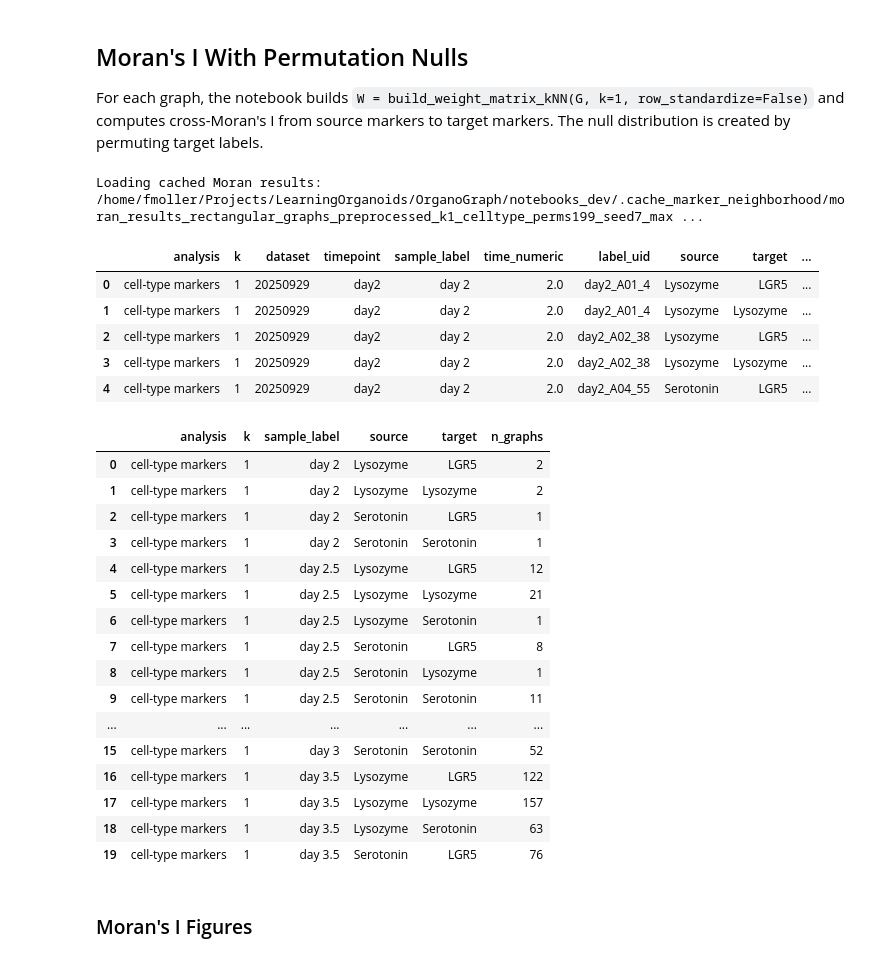
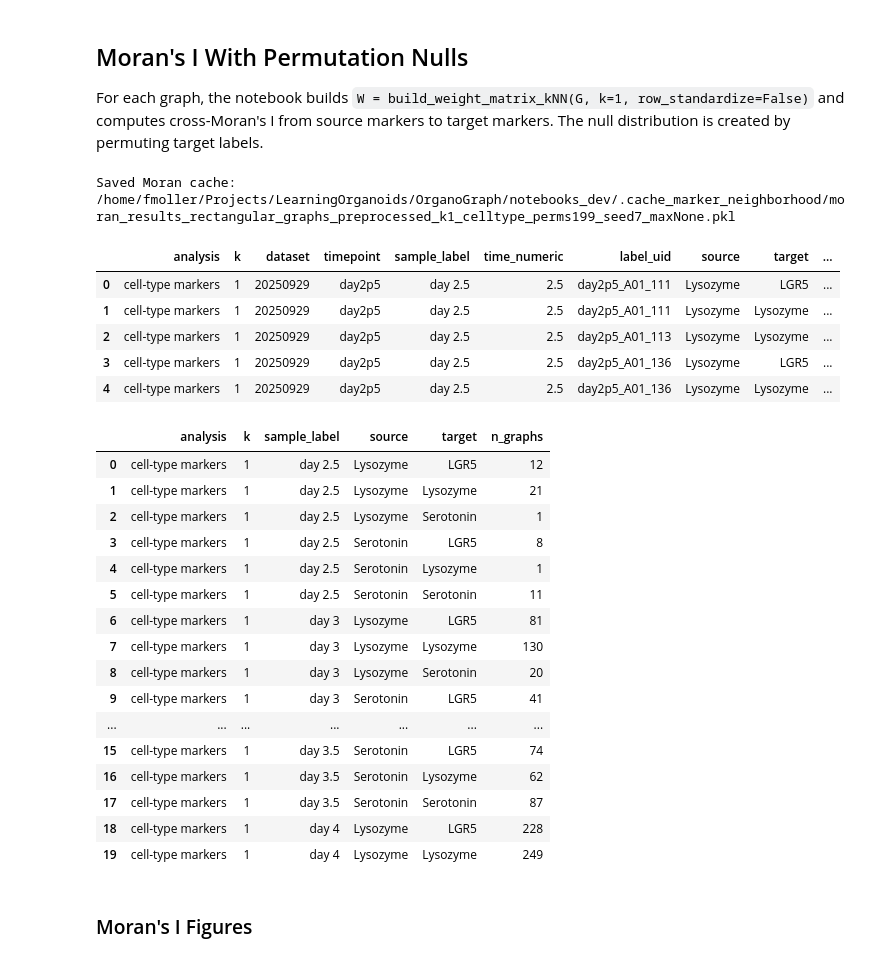
Before and after one commit to fskovbo/OrganoGraph, a Jupyter notebook: notebooks/plot_marker_neighborhood.ipynb, the cells around one changed output. Saved outputs shown, nothing was run; the diff lists cells and outputs as text; code cells hidden in the pictures.

```diff
--- a/notebooks/plot_marker_neighborhood.ipynb
+++ b/notebooks/plot_marker_neighborhood.ipynb
@@ -51,6 +51,7 @@ DATA_ROOT = PROJECT_ROOT.parent / "NicoleData"
 
 DATASETS = ["20250929", "20251201"]
 GRAPH_SUBDIR = "graphs_preprocessed"
+MIN_TIMEPOINT_NUMERIC = 2.5  # Use only this timepoint and later in analyses and figures.
 EXCLUDE_TIMEPOINTS = set()
 
 K_VALUES = [1]
@@ -156,6 +157,10 @@ def discover_graphs(data_root=DATA_ROOT, datasets=DATASETS, graph_subdir=GRAPH_S
         raise FileNotFoundError(f"No graph files found under {data_root} for {datasets} / {graph_subdir}")
 
     table = table.sort_values(["time_numeric", "dataset", "label_uid"]).reset_index(drop=True)
+    if MIN_TIMEPOINT_NUMERIC is not None:
+        table = table[table["time_numeric"] >= float(MIN_TIMEPOINT_NUMERIC)].reset_index(drop=True)
+    if table.empty:
+        raise FileNotFoundError(f"No graph files remain after timepoint filtering under {data_root}")
     if MAX_GRAPHS_PER_TIMEPOINT is not None:
         table = (
             table.groupby(["dataset", "timepoint"], group_keys=False, sort=False)
@@ -163,6 +168,18 @@ def discover_graphs(data_root=DATA_ROOT, datasets=DATASETS, graph_subdir=GRAPH_S
             .reset_index(drop=True)
         )
     return table
+
+
+def filter_to_plot_timepoints(df):
+    """Restrict cached or computed result tables to the configured plotting timepoints."""
+    if df is None or df.empty:
+        return df
+    out = df.copy()
+    if MIN_TIMEPOINT_NUMERIC is not None and "time_numeric" in out.columns:
+        out = out[out["time_numeric"] >= float(MIN_TIMEPOINT_NUMERIC)]
+    if "sample_label" in out.columns:
+        out = out[out["sample_label"].isin(TIMEPOINT_ORDER)]
+    return out.reset_index(drop=True)
 
 
 graph_table = discover_graphs()
@@ -296,7 +312,7 @@ def compute_moran_results(graph_table, analyses=MORAN_ANALYSES, k_values=K_VALUE
     if USE_CACHE and cache_path.exists():
         print(f"Loading cached Moran results: {cache_path}")
         with open(cache_path, "rb") as f:
-            return pickle.load(f)
+            return filter_to_plot_timepoints(pickle.load(f))
 
     rng = np.random.default_rng(seed)
     rows = []
@@ -350,56 +366,56 @@ def compute_moran_results(graph_table, analyses=MORAN_ANALYSES, k_values=K_VALUE
                         rows.append({
                             "analysis": analysis["name"],
                             "k": int(k),
                             "dataset": rec.dataset,
                             "timepoint": rec.timepoint,
                             "sample_label": rec.sample_label,
                             "time_numeric": float(rec.time_numeric),
                             "label_uid": rec.label_uid,
                             "source": source,
                             "target": target,
                             "I_obs": float(obs),
                             "I_perm": I_perm[:, i, j].astype(float),
                             "p_value": float(p_values[i, j]) if np.isfinite(p_values[i, j]) else np.nan,
                         })
 
     result = pd.DataFrame(rows)
     if USE_CACHE:
         with open(cache_path, "wb") as f:
             pickle.dump(result, f)
         print(f"Saved Moran cache: {cache_path}")
     return result
 
-moran_df = compute_moran_results(graph_table)
+moran_df = filter_to_plot_timepoints(compute_moran_results(graph_table))
 display(moran_df.head())
 if moran_df.empty:
     print("No Moran results were computed. Check marker availability and graph connectivity.")
 else:
     display(moran_df.groupby(["analysis", "k", "sample_label", "source", "target"]).size().rename("n_graphs").reset_index().head(20))
 # %% [output]
-Loading cached Moran results: /home/fmoller/Projects/LearningOrganoids/OrganoGraph/notebooks_dev/.cache_marker_neighborhood/moran_results_rectangular_graphs_preprocessed_k1_celltype_perms199_seed7_max ...
+Saved Moran cache: /home/fmoller/Projects/LearningOrganoids/OrganoGraph/notebooks_dev/.cache_marker_neighborhood/moran_results_rectangular_graphs_preprocessed_k1_celltype_perms199_seed7_maxNone.pkl
 |  | analysis | k | dataset | timepoint | sample_label | time_numeric | label_uid | source | target | ... |
-| 0 | cell-type markers | 1 | 20250929 | day2 | day 2 | 2.0 | day2_A01_4 | Lysozyme | LGR5 | ... |
-| 1 | cell-type markers | 1 | 20250929 | day2 | day 2 | 2.0 | day2_A01_4 | Lysozyme | Lysozyme | ... |
-| 2 | cell-type markers | 1 | 20250929 | day2 | day 2 | 2.0 | day2_A02_38 | Lysozyme | LGR5 | ... |
-| 3 | cell-type markers | 1 | 20250929 | day2 | day 2 | 2.0 | day2_A02_38 | Lysozyme | Lysozyme | ... |
-| 4 | cell-type markers | 1 | 20250929 | day2 | day 2 | 2.0 | day2_A04_55 | Serotonin | LGR5 | ... |
+| 0 | cell-type markers | 1 | 20250929 | day2p5 | day 2.5 | 2.5 | day2p5_A01_111 | Lysozyme | LGR5 | ... |
+| 1 | cell-type markers | 1 | 20250929 | day2p5 | day 2.5 | 2.5 | day2p5_A01_111 | Lysozyme | Lysozyme | ... |
+| 2 | cell-type markers | 1 | 20250929 | day2p5 | day 2.5 | 2.5 | day2p5_A01_113 | Lysozyme | Lysozyme | ... |
+| 3 | cell-type markers | 1 | 20250929 | day2p5 | day 2.5 | 2.5 | day2p5_A01_136 | Lysozyme | LGR5 | ... |
+| 4 | cell-type markers | 1 | 20250929 | day2p5 | day 2.5 | 2.5 | day2p5_A01_136 | Lysozyme | Lysozyme | ... |
 |  | analysis | k | sample_label | source | target | n_graphs |
-| 0 | cell-type markers | 1 | day 2 | Lysozyme | LGR5 | 2 |
-| 1 | cell-type markers | 1 | day 2 | Lysozyme | Lysozyme | 2 |
-| 2 | cell-type markers | 1 | day 2 | Serotonin | LGR5 | 1 |
-| 3 | cell-type markers | 1 | day 2 | Serotonin | Serotonin | 1 |
-| 4 | cell-type markers | 1 | day 2.5 | Lysozyme | LGR5 | 12 |
-| 5 | cell-type markers | 1 | day 2.5 | Lysozyme | Lysozyme | 21 |
-| 6 | cell-type markers | 1 | day 2.5 | Lysozyme | Serotonin | 1 |
-| 7 | cell-type markers | 1 | day 2.5 | Serotonin | LGR5 | 8 |
-| 8 | cell-type markers | 1 | day 2.5 | Serotonin | Lysozyme | 1 |
-| 9 | cell-type markers | 1 | day 2.5 | Serotonin | Serotonin | 11 |
+| 0 | cell-type markers | 1 | day 2.5 | Lysozyme | LGR5 | 12 |
+| 1 | cell-type markers | 1 | day 2.5 | Lysozyme | Lysozyme | 21 |
+| 2 | cell-type markers | 1 | day 2.5 | Lysozyme | Serotonin | 1 |
+| 3 | cell-type markers | 1 | day 2.5 | Serotonin | LGR5 | 8 |
+| 4 | cell-type markers | 1 | day 2.5 | Serotonin | Lysozyme | 1 |
+| 5 | cell-type markers | 1 | day 2.5 | Serotonin | Serotonin | 11 |
+| 6 | cell-type markers | 1 | day 3 | Lysozyme | LGR5 | 81 |
+| 7 | cell-type markers | 1 | day 3 | Lysozyme | Lysozyme | 130 |
+| 8 | cell-type markers | 1 | day 3 | Lysozyme | Serotonin | 20 |
+| 9 | cell-type markers | 1 | day 3 | Serotonin | LGR5 | 41 |
 | ... | ... | ... | ... | ... | ... | ... |
-| 15 | cell-type markers | 1 | day 3 | Serotonin | Serotonin | 52 |
-| 16 | cell-type markers | 1 | day 3.5 | Lysozyme | LGR5 | 122 |
-| 17 | cell-type markers | 1 | day 3.5 | Lysozyme | Lysozyme | 157 |
-| 18 | cell-type markers | 1 | day 3.5 | Lysozyme | Serotonin | 63 |
-| 19 | cell-type markers | 1 | day 3.5 | Serotonin | LGR5 | 76 |
+| 15 | cell-type markers | 1 | day 3.5 | Serotonin | LGR5 | 74 |
+| 16 | cell-type markers | 1 | day 3.5 | Serotonin | Lysozyme | 62 |
+| 17 | cell-type markers | 1 | day 3.5 | Serotonin | Serotonin | 87 |
+| 18 | cell-type markers | 1 | day 4 | Lysozyme | LGR5 | 228 |
+| 19 | cell-type markers | 1 | day 4 | Lysozyme | Lysozyme | 249 |
 # %%
 def summarize_moran_for_plot(moran_df, analysis, k, sources, targets, lower_q=2.5, upper_q=97.5):
     rows = []
```
Also changed, not shown: parts of 6 cells of this notebook, 6 other files.
